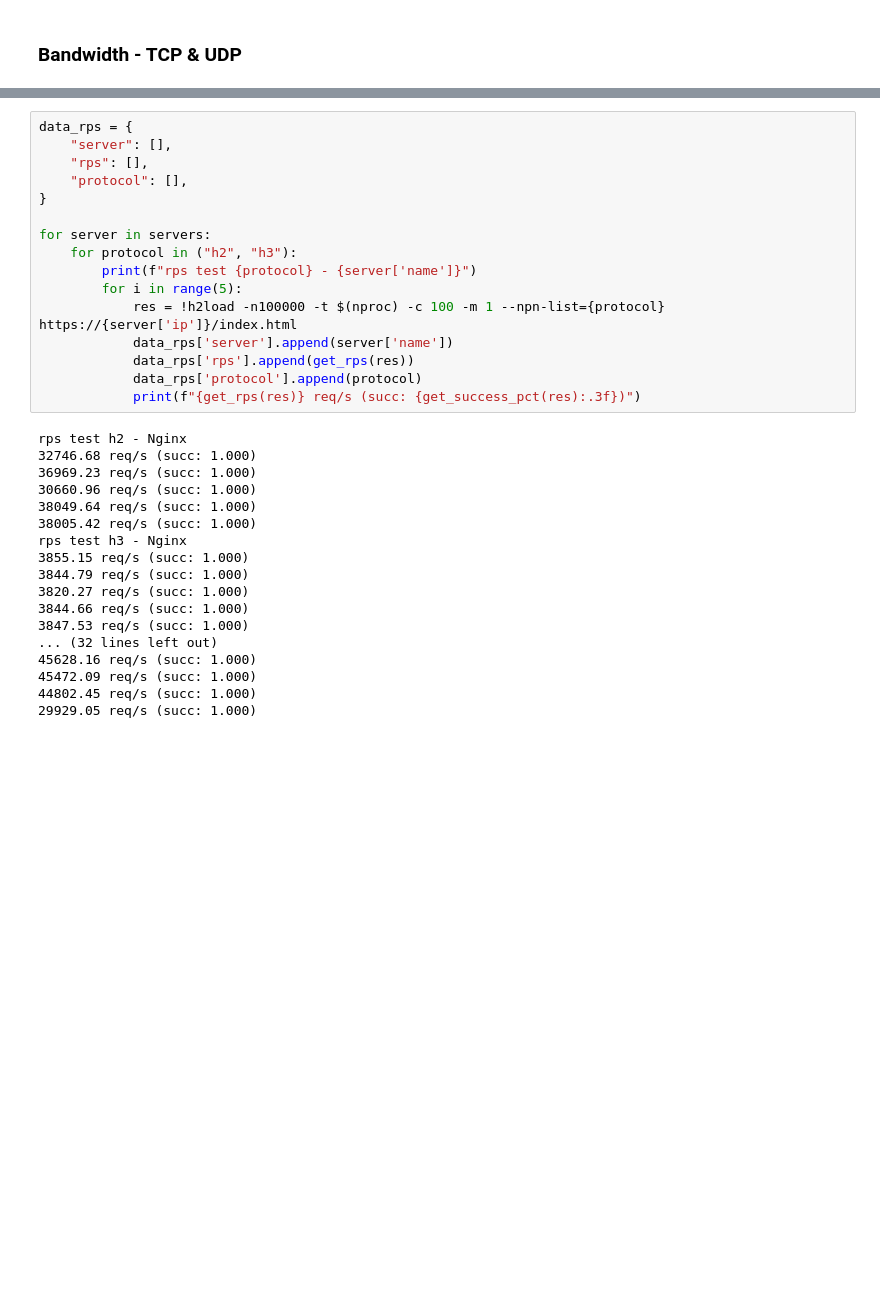
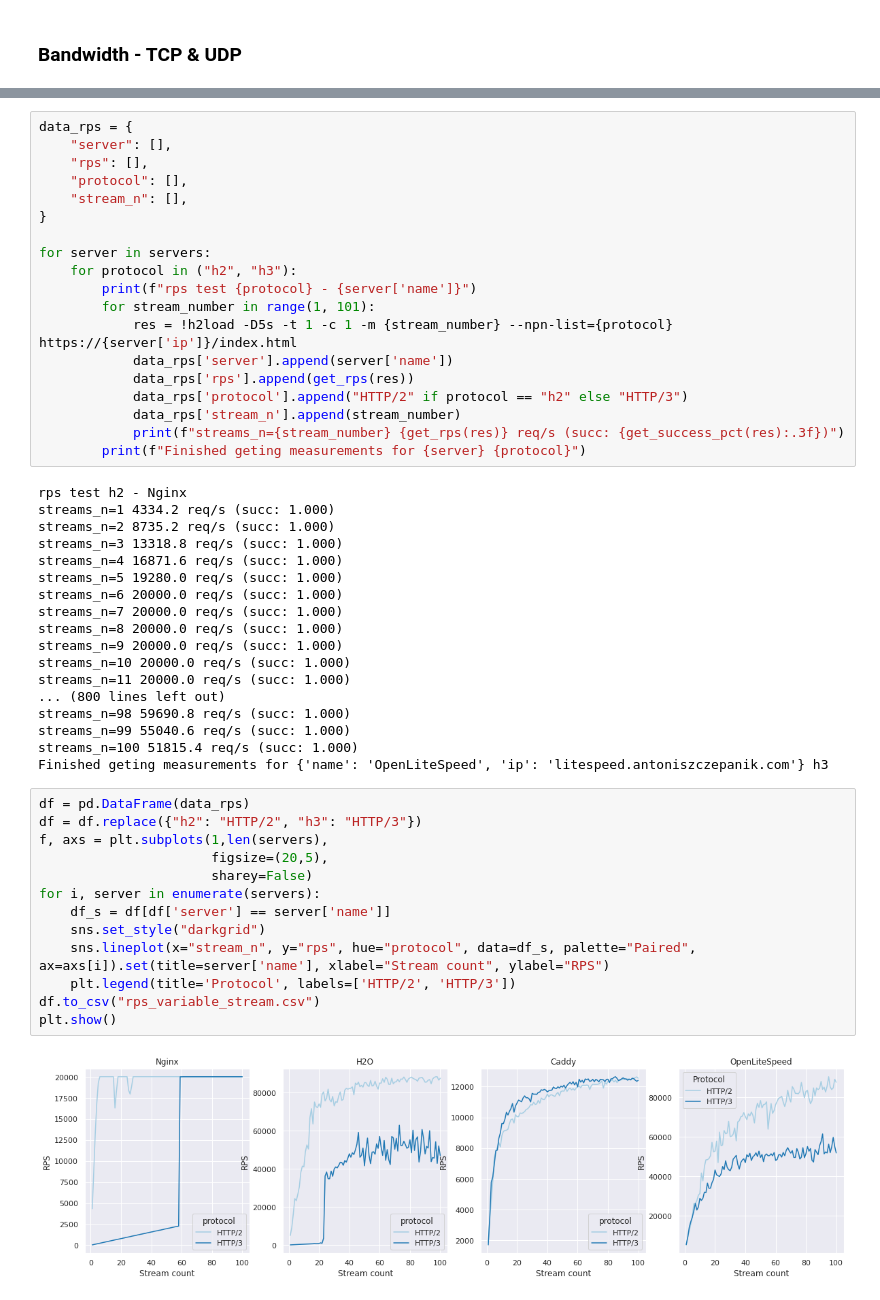
Before and after one commit to antoniszczepanik/quic-performance, a Jupyter notebook: client/analysis.ipynb, the cells around one changed output, grey strips where cells are left out. Saved outputs shown, nothing was run; the diff lists cells and outputs as text; blank space fills up the shorter version.

```diff
--- a/client/analysis.ipynb
+++ b/client/analysis.ipynb
@@ -213,32 +220,50 @@ data_rps = {
     "server": [],
     "rps": [],
     "protocol": [],
+    "stream_n": [],
 }
 
 for server in servers:
     for protocol in ("h2", "h3"):
         print(f"rps test {protocol} - {server['name']}")
-        for i in range(5):
-            res = !h2load -n100000 -t $(nproc) -c 100 -m 1 --npn-list={protocol} https://{server['ip']}/index.html
+        for stream_number in range(1, 101):
+            res = !h2load -D5s -t 1 -c 1 -m {stream_number} --npn-list={protocol} https://{server['ip']}/index.html
             data_rps['server'].append(server['name'])
             data_rps['rps'].append(get_rps(res))
-            data_rps['protocol'].append(protocol)
-            print(f"{get_rps(res)} req/s (succ: {get_success_pct(res):.3f})")
+            data_rps['protocol'].append("HTTP/2" if protocol == "h2" else "HTTP/3")
+            data_rps['stream_n'].append(stream_number)
+            print(f"streams_n={stream_number} {get_rps(res)} req/s (succ: {get_success_pct(res):.3f})")
+        print(f"Finished geting measurements for {server} {protocol}")
 # %% [output]
 rps test h2 - Nginx
-32746.68 req/s (succ: 1.000)
-36969.23 req/s (succ: 1.000)
-30660.96 req/s (succ: 1.000)
-38049.64 req/s (succ: 1.000)
-38005.42 req/s (succ: 1.000)
-rps test h3 - Nginx
-3855.15 req/s (succ: 1.000)
-3844.79 req/s (succ: 1.000)
-3820.27 req/s (succ: 1.000)
-3844.66 req/s (succ: 1.000)
-3847.53 req/s (succ: 1.000)
-... (32 lines left out)
-45628.16 req/s (succ: 1.000)
-45472.09 req/s (succ: 1.000)
-44802.45 req/s (succ: 1.000)
-29929.05 req/s (succ: 1.000)
+streams_n=1 4334.2 req/s (succ: 1.000)
+streams_n=2 8735.2 req/s (succ: 1.000)
+streams_n=3 13318.8 req/s (succ: 1.000)
+streams_n=4 16871.6 req/s (succ: 1.000)
+streams_n=5 19280.0 req/s (succ: 1.000)
+streams_n=6 20000.0 req/s (succ: 1.000)
+streams_n=7 20000.0 req/s (succ: 1.000)
+streams_n=8 20000.0 req/s (succ: 1.000)
+streams_n=9 20000.0 req/s (succ: 1.000)
+streams_n=10 20000.0 req/s (succ: 1.000)
+streams_n=11 20000.0 req/s (succ: 1.000)
+... (800 lines left out)
+streams_n=98 59690.8 req/s (succ: 1.000)
+streams_n=99 55040.6 req/s (succ: 1.000)
+streams_n=100 51815.4 req/s (succ: 1.000)
+Finished geting measurements for {'name': 'OpenLiteSpeed', 'ip': 'litespeed.antoniszczepanik.com'} h3
+# %%
+df = pd.DataFrame(data_rps)
+df = df.replace({"h2": "HTTP/2", "h3": "HTTP/3"})
+f, axs = plt.subplots(1,len(servers),
+                      figsize=(20,5),
+                      sharey=False)
+for i, server in enumerate(servers):
+    df_s = df[df['server'] == server['name']]
+    sns.set_style("darkgrid")
+    sns.lineplot(x="stream_n", y="rps", hue="protocol", data=df_s, palette="Paired", ax=axs[i]).set(title=server['name'], xlabel="Stream count", ylabel="RPS")
+    plt.legend(title='Protocol', labels=['HTTP/2', 'HTTP/3'])
+df.to_csv("rps_variable_stream.csv")
+plt.show()
+# %% [output]
+[figure, added]
```
Also changed, not shown: parts of 17 cells of this notebook, 1 other file.
